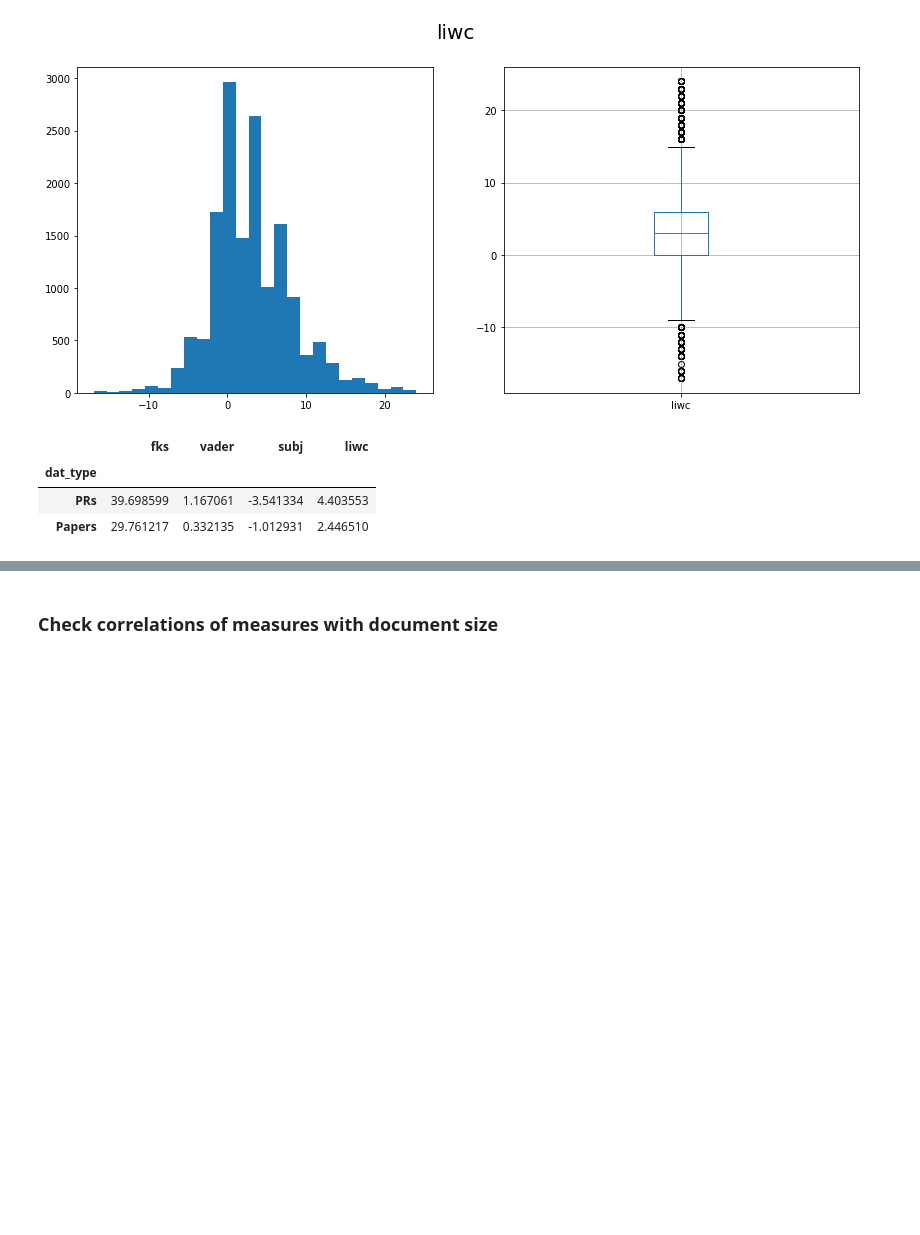
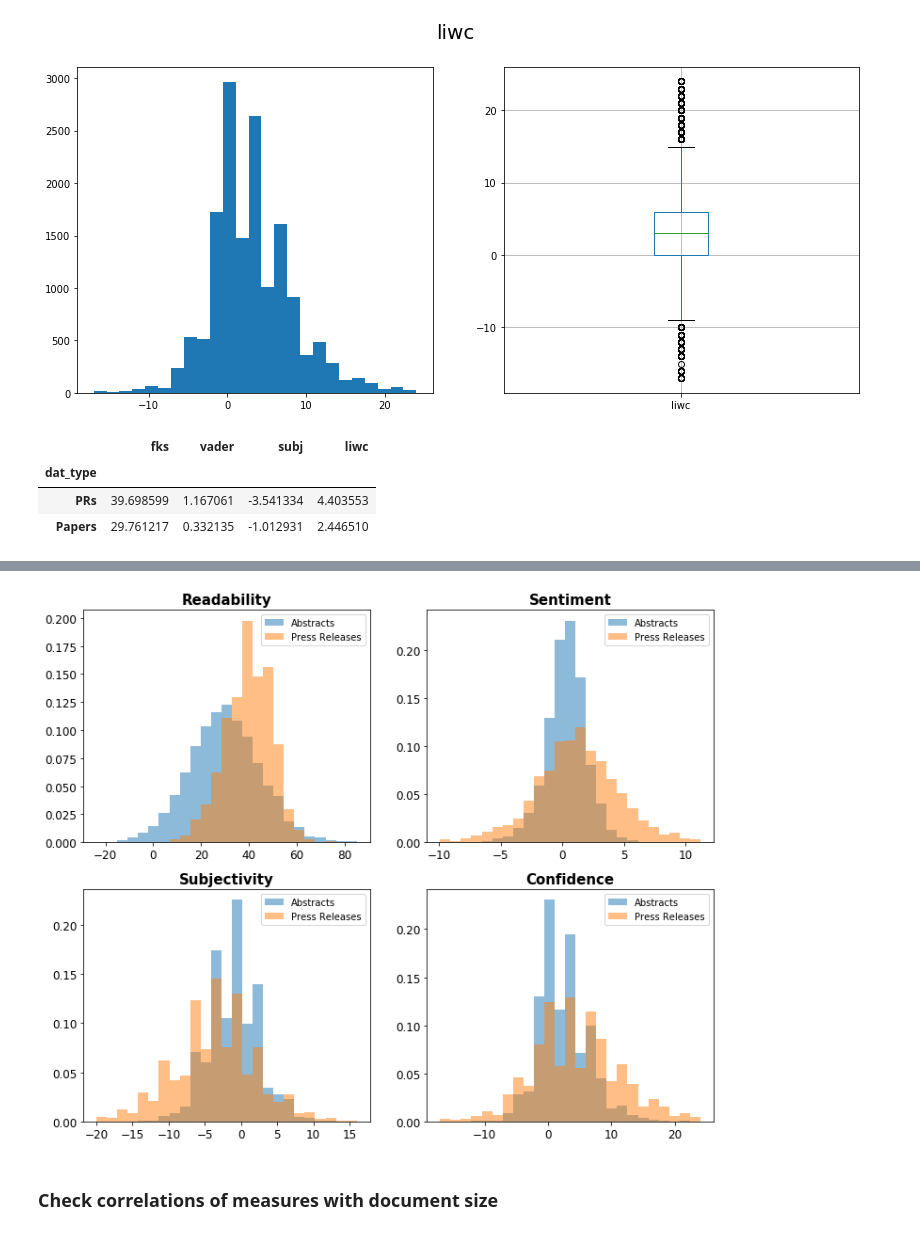
Before and after one commit to wdfox/ConfidenceScanner, a Jupyter notebook: notebooks/Analysis.ipynb, the cells around one changed output, grey strips where cells are left out. Drawn from its saved outputs; the diff is of its cells as text; code cells hidden in the pictures; blank space fills up the shorter version.

```diff
--- a/notebooks/Analysis.ipynb
+++ b/notebooks/Analysis.ipynb
@@ -340 +322,14 @@ plt.savefig('Metrics.pdf', dpi=300, bbox_inches='tight')
+# %%
+# Plot subplot figure with all measures
+
+fig, ax = plt.subplots(2, 2, figsize=[12, 10])
+
+plot_comparison(df, 'fks', 'Readability', bins, weights, ax=ax[0, 0])
+plot_comparison(df, 'vader', 'Sentiment', bins, weights, ax=ax[0, 1])
+plot_comparison(df, 'subj', 'Subjectivity', bins, weights, ax=ax[1, 0])
+plot_comparison(df, 'liwc', 'Confidence', bins, weights, ax=ax[1, 1])
+
+#plt.savefig('Metrics.pdf', dpi=300, bbox_inches='tight')
+# %% [output]
+[figure, added]
 # %%
```
Also changed, not shown: parts of 30 cells of this notebook.
